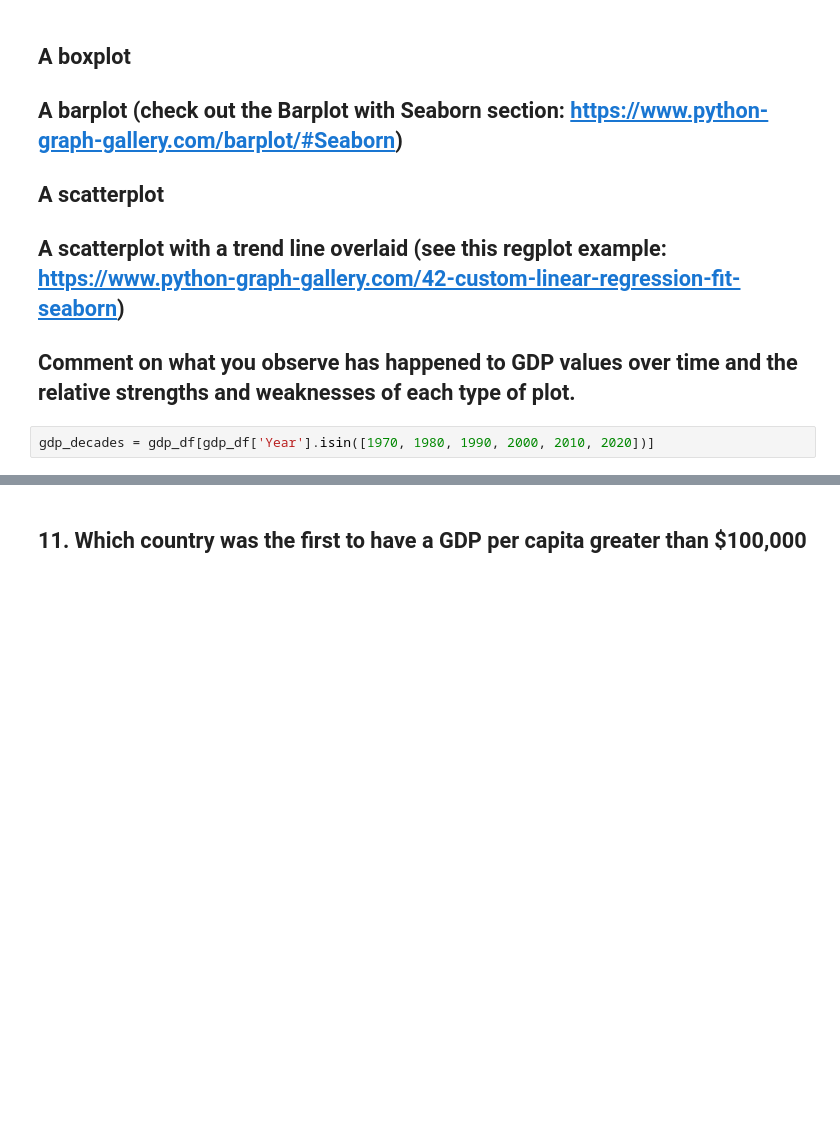
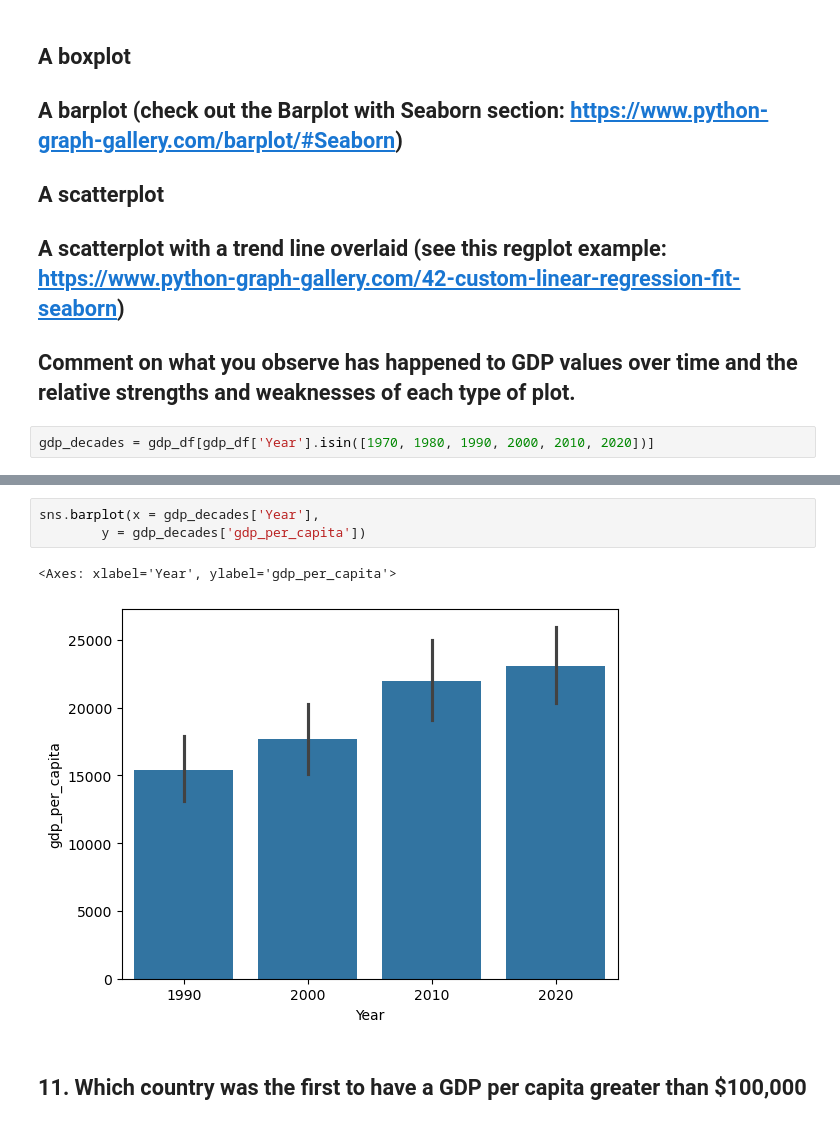
Before and after one commit to NSS-Data-Analytics-Cohort-15/un-exploration-cindeezo, a Jupyter notebook: Notebooks/unexploration_cindy.ipynb, the cells around one changed output, grey strips where cells are left out. Drawn from its saved outputs; the diff is of its cells as text; blank space fills up the shorter version.

```diff
--- a/Notebooks/unexploration_cindy.ipynb
+++ b/Notebooks/unexploration_cindy.ipynb
@@ -127,3 +132,9 @@ gdp_decades = gdp_df[gdp_df['Year'].isin([1970, 1980, 1990, 2000, 2010, 2020])]
+# %%
+sns.barplot(x = gdp_decades['Year'],
+        y = gdp_decades['gdp_per_capita'])
+# %% [output]
+<Axes: xlabel='Year', ylabel='gdp_per_capita'>
+[figure, added]
 # %% [markdown]
 ## 11. Which country was the first to have a GDP per capita greater than $100,000
 # %%
```
Also changed, not shown: parts of 14 cells of this notebook.
